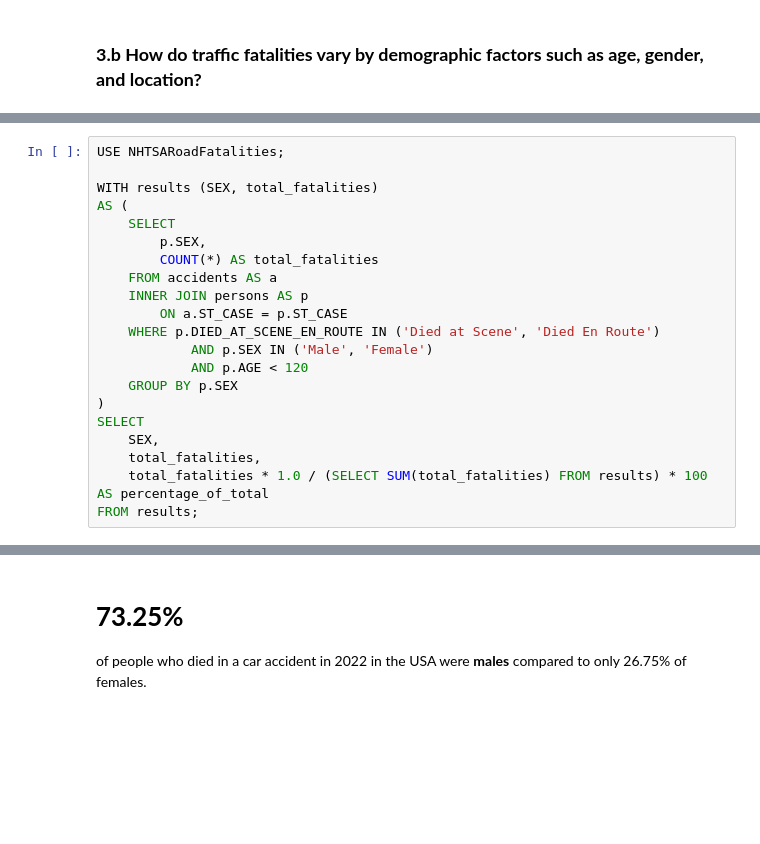
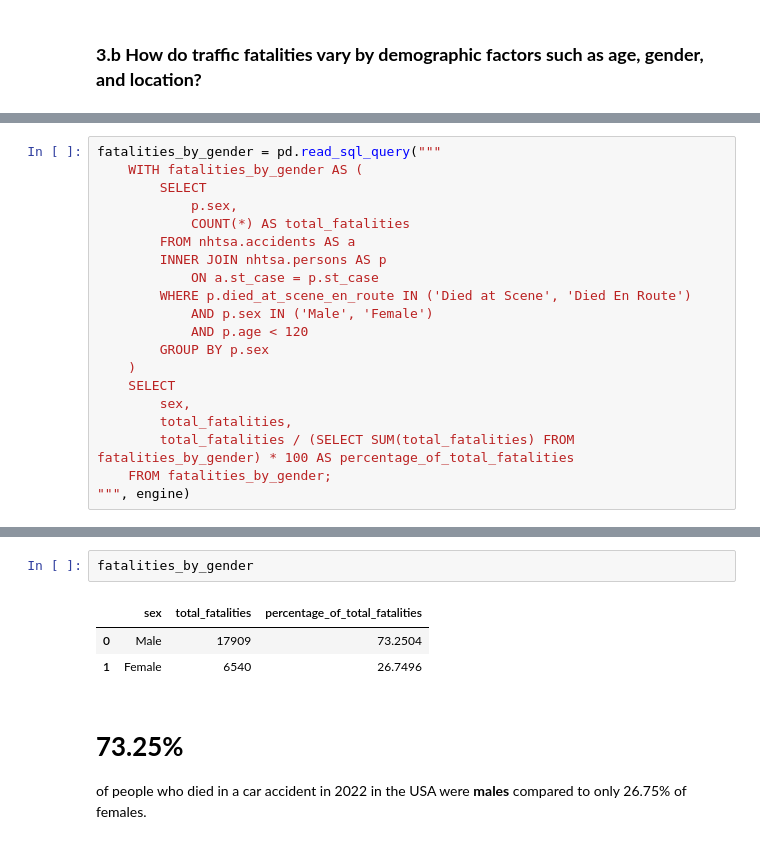
Before and after one commit to musasmike/msba_capstone, a Jupyter notebook: msba_capstone_report.ipynb, the cells around one changed output, grey strips where cells are left out. Saved outputs shown, nothing was run; the diff lists cells and outputs as text; blank space fills up the shorter version.

```diff
--- a/msba_capstone_report.ipynb
+++ b/msba_capstone_report.ipynb
@@ -59,21 +81,20 @@ The trend in US road fatalities from 2010 to 2022 highlights both periods of sta
 # %%
-USE NHTSARoadFatalities;
-
-WITH results (SEX, total_fatalities)
-AS (
+fatalities_by_gender = pd.read_sql_query("""
+    WITH fatalities_by_gender AS (
+        SELECT
+            p.sex,
+            COUNT(*) AS total_fatalities
+        FROM nhtsa.accidents AS a
+        INNER JOIN nhtsa.persons AS p
+            ON a.st_case = p.st_case
+        WHERE p.died_at_scene_en_route IN ('Died at Scene', 'Died En Route')
+            AND p.sex IN ('Male', 'Female')
+            AND p.age < 120
+        GROUP BY p.sex
+    )
     SELECT
-        p.SEX,
-        COUNT(*) AS total_fatalities
-    FROM accidents AS a
-    INNER JOIN persons AS p
-        ON a.ST_CASE = p.ST_CASE
-    WHERE p.DIED_AT_SCENE_EN_ROUTE IN ('Died at Scene', 'Died En Route')
-            AND p.SEX IN ('Male', 'Female')
-            AND p.AGE < 120
-    GROUP BY p.SEX
-)
-SELECT
-    SEX,
-    total_fatalities,
-    total_fatalities * 1.0 / (SELECT SUM(total_fatalities) FROM results) * 100 AS percentage_of_total
-FROM results;
+        sex,
+        total_fatalities,
+        total_fatalities / (SELECT SUM(total_fatalities) FROM fatalities_by_gender) * 100 AS percentage_of_total_fatalities
+    FROM fatalities_by_gender;
+""", engine)
@@ -86,3 +101,9 @@ Total execution time: 00:00:00.062
+# %%
+fatalities_by_gender
+# %% [output]
+|  | sex | total_fatalities | percentage_of_total_fatalities |
+| 0 | Male | 17909 | 73.2504 |
+| 1 | Female | 6540 | 26.7496 |
 # %% [markdown]
 # **73.25%**
 of people who died in a car accident in 2022 in the USA were **males** compared to only 26.75% of females.
```
Also changed, not shown: parts of 26 cells of this notebook.
